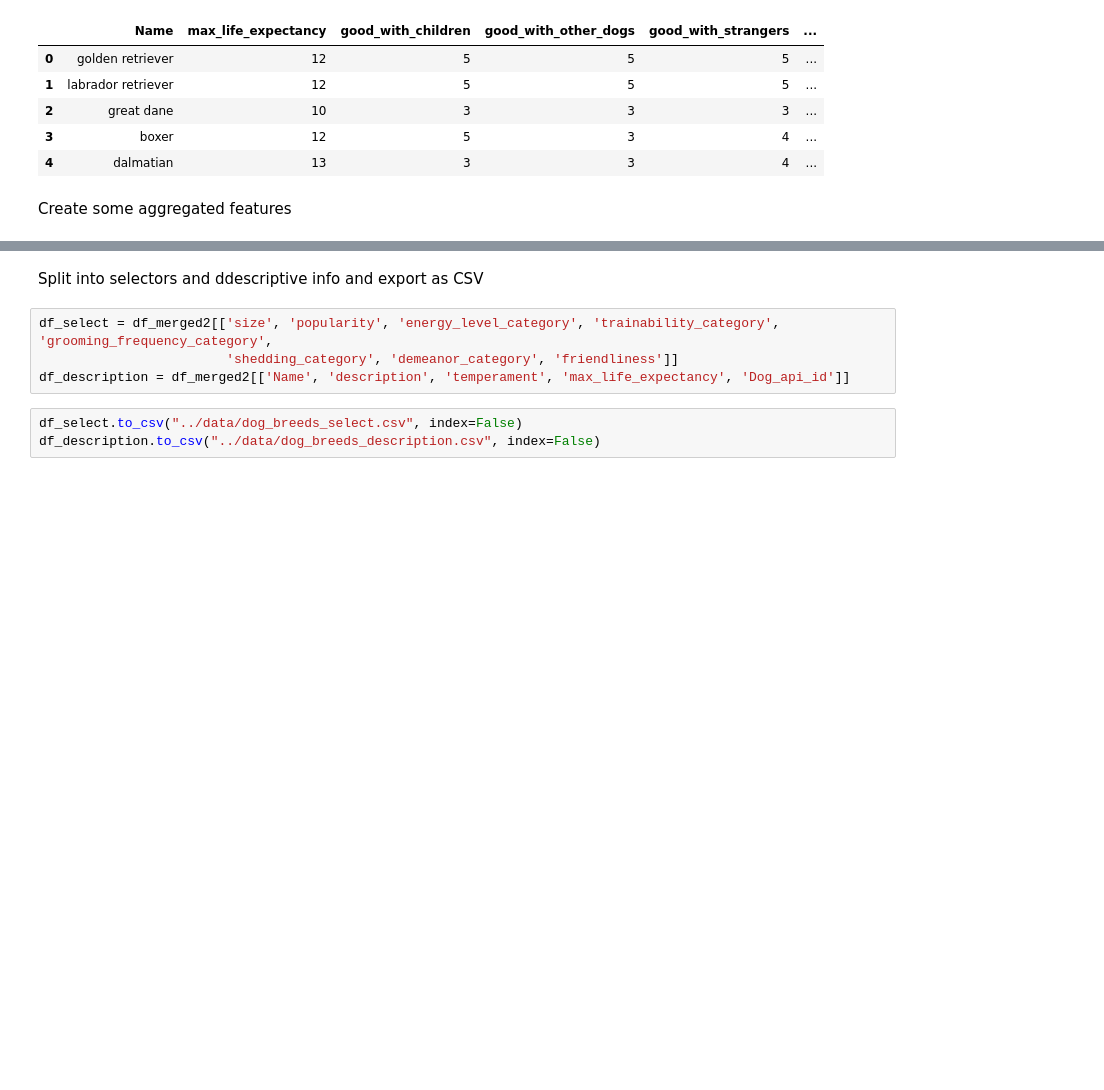
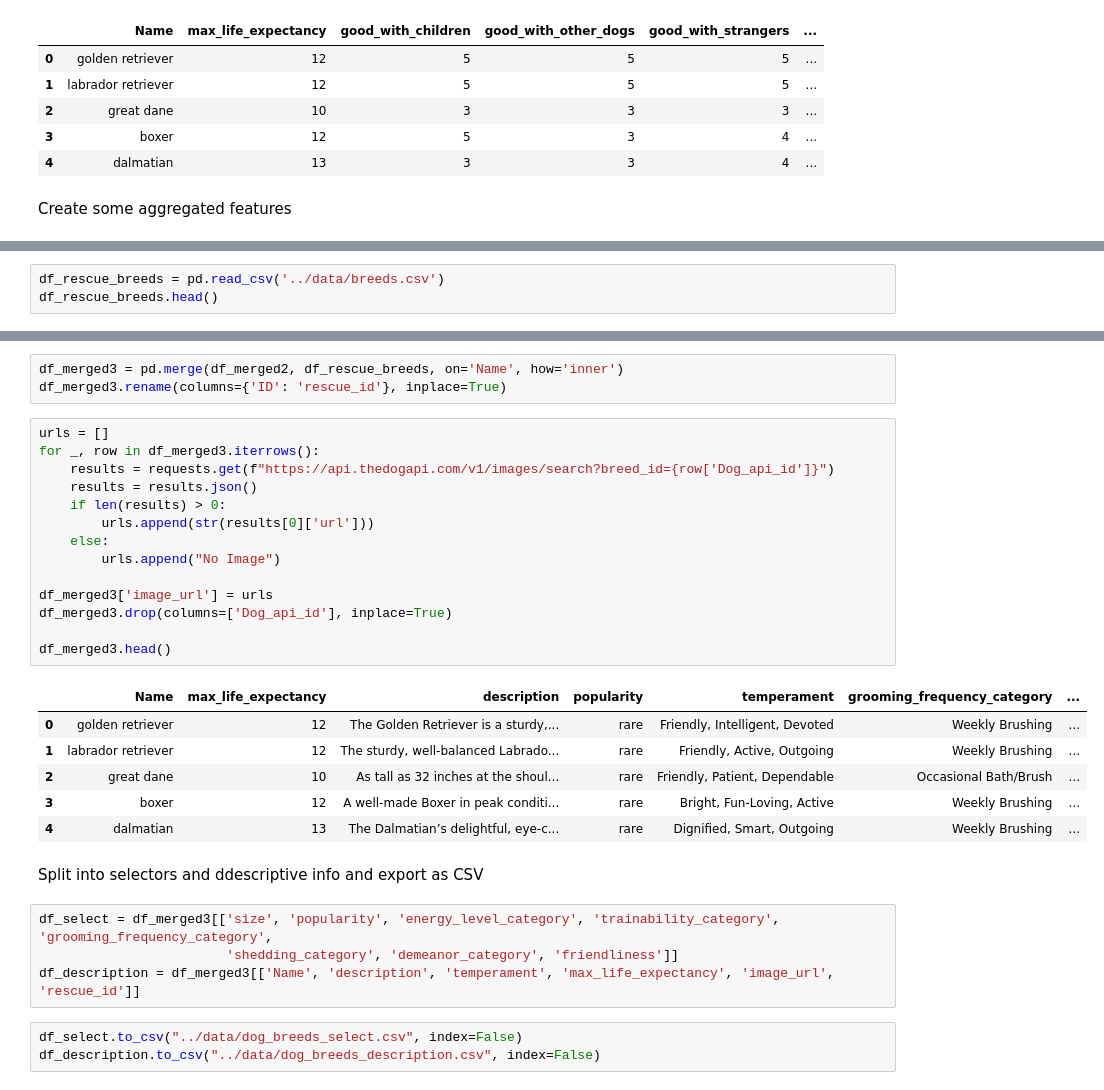
Before and after one commit to karencfisher/dog-app, a Jupyter notebook: ETL notebooks/breeds.ipynb, the cells around one changed output, grey strips where cells are left out. Drawn from its saved outputs; the diff is of its cells as text; blank space fills up the shorter version.

Commit message:
Added rescue group API IDs and info

```diff
--- a/ETL notebooks/breeds.ipynb
+++ b/ETL notebooks/breeds.ipynb
@@ -148,3 +148,6 @@ For example, when doing 'df[col].method(value, inplace=True)', try using 'df.met
 | 2 | great dane | 10 | 124 | As tall as 32 inches at the shoul... | rare | Friendly, Patient, Dependable | Occasional Bath/Brush | ... |
 | 3 | boxer | 12 | 55 | A well-made Boxer in peak conditi... | rare | Bright, Fun-Loving, Active | Weekly Brushing | ... |
 | 4 | dalmatian | 13 | 92 | The Dalmatian’s delightful, eye-c... | rare | Dignified, Smart, Outgoing | Weekly Brushing | ... |
+# %%
+df_rescue_breeds = pd.read_csv('../data/breeds.csv')
+df_rescue_breeds.head()
@@ -151,9 +161,33 @@ For example, when doing 'df[col].method(value, inplace=True)', try using 'df.met
+# %%
+df_merged3 = pd.merge(df_merged2, df_rescue_breeds, on='Name', how='inner')
+df_merged3.rename(columns={'ID': 'rescue_id'}, inplace=True)
+# %%
+urls = []
+for _, row in df_merged3.iterrows():
+    results = requests.get(f"https://api.thedogapi.com/v1/images/search?breed_id={row['Dog_api_id']}")
+    results = results.json()
+    if len(results) > 0:
+        urls.append(str(results[0]['url']))
+    else:
+        urls.append("No Image")
+
+df_merged3['image_url'] = urls
+df_merged3.drop(columns=['Dog_api_id'], inplace=True)
+
+df_merged3.head()
+# %% [output]
+|  | Name | max_life_expectancy | description | popularity | temperament | grooming_frequency_category | ... |
+| 0 | golden retriever | 12 | The Golden Retriever is a sturdy,... | rare | Friendly, Intelligent, Devoted | Weekly Brushing | ... |
+| 1 | labrador retriever | 12 | The sturdy, well-balanced Labrado... | rare | Friendly, Active, Outgoing | Weekly Brushing | ... |
+| 2 | great dane | 10 | As tall as 32 inches at the shoul... | rare | Friendly, Patient, Dependable | Occasional Bath/Brush | ... |
+| 3 | boxer | 12 | A well-made Boxer in peak conditi... | rare | Bright, Fun-Loving, Active | Weekly Brushing | ... |
+| 4 | dalmatian | 13 | The Dalmatian’s delightful, eye-c... | rare | Dignified, Smart, Outgoing | Weekly Brushing | ... |
 # %% [markdown]
 Split into selectors and ddescriptive info and export as CSV
 # %%
-df_select = df_merged2[['size', 'popularity', 'energy_level_category', 'trainability_category', 'grooming_frequency_category',
+df_select = df_merged3[['size', 'popularity', 'energy_level_category', 'trainability_category', 'grooming_frequency_category',
                         'shedding_category', 'demeanor_category', 'friendliness']]
-df_description = df_merged2[['Name', 'description', 'temperament', 'max_life_expectancy', 'Dog_api_id']]
+df_description = df_merged3[['Name', 'description', 'temperament', 'max_life_expectancy', 'image_url', 'rescue_id']]
 # %%
 df_select.to_csv("../data/dog_breeds_select.csv", index=False)
 df_description.to_csv("../data/dog_breeds_description.csv", index=False)
```
Also changed, not shown: parts of 1 cell of this notebook, 6 other files.
